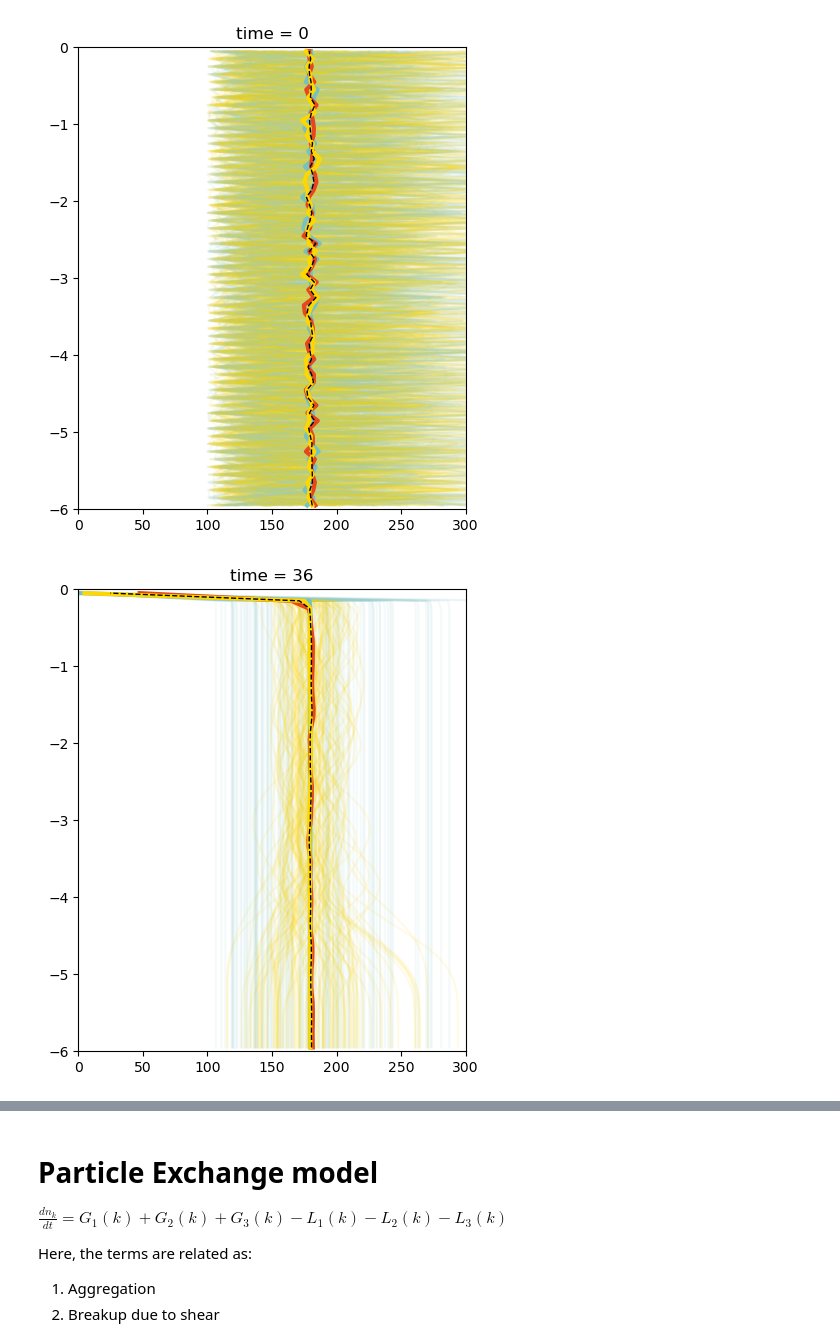
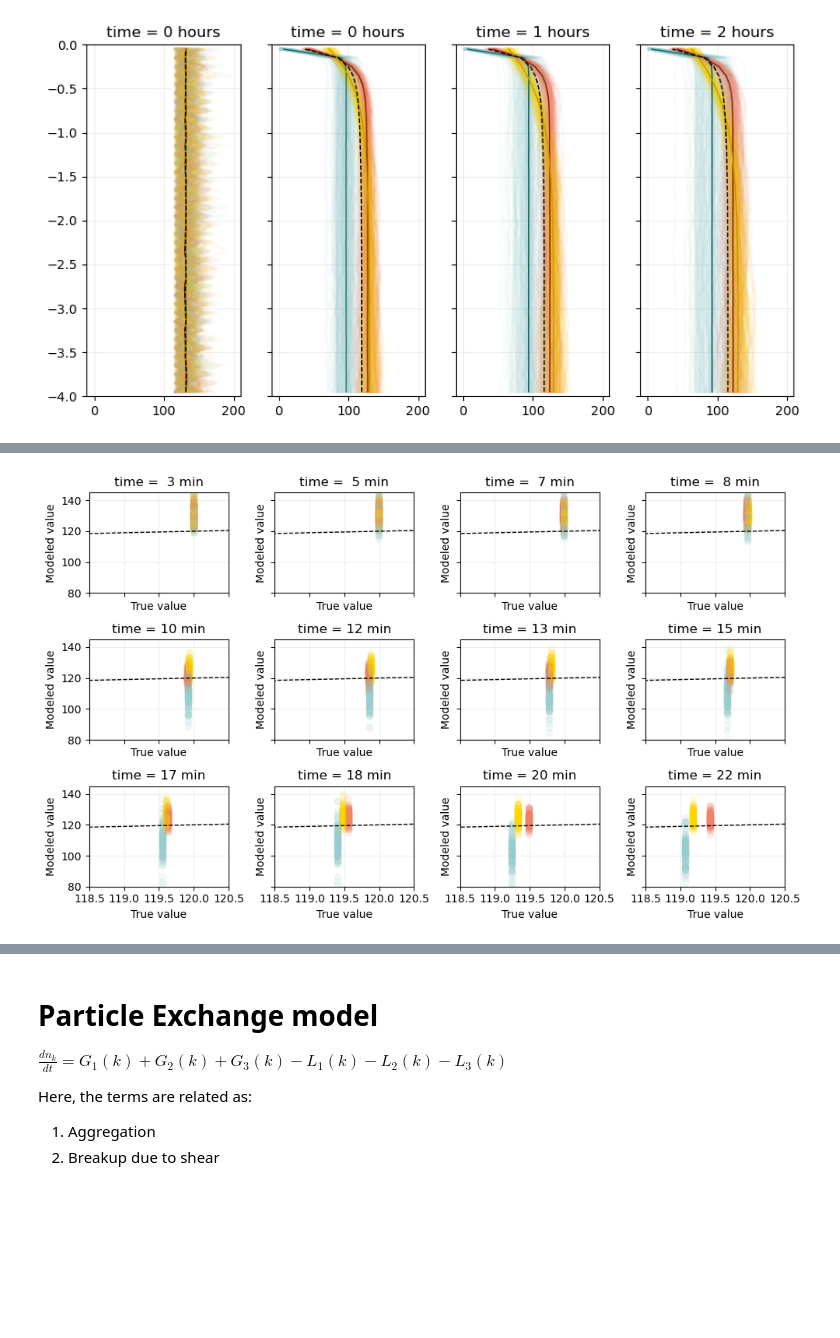
Before and after one commit to sienna-white/enkf_sediment, a Jupyter notebook: experimenting_sed.ipynb, the cells around one changed output, grey strips where cells are left out. Drawn from its saved outputs; the diff is of its cells as text; code cells hidden in the pictures; blank space fills up the shorter version.

Commit message:
adding floc mod to main model

```diff
--- a/experimenting_sed.ipynb
+++ b/experimenting_sed.ipynb
@@ -24,7 +33,7 @@ truth = xr.open_dataset("ground_truth_sediment.nc", decode_timedelta=False)
 # truth = truth.isel(eid=0)
 nt = truth.dims['t']
 
-fig, axs = plt.subplots(nrows=1, ncols=4, figsize=(10, 5), sharex=True, sharey=True)
+fig, axs = plt.subplots(nrows=1, ncols=4, figsize=(8, 5), sharex=True, sharey=True)
 for i, TIME in enumerate(range(0, nt, nt//4)):
     average1 = truth['floc1'].isel(t=TIME)
     axs[i].plot(average1, -truth['z'], color="#76C1C3", alpha=1, linewidth=3, label="floc1")
@@ -45,17 +54,21 @@ for i, TIME in enumerate(range(0, nt, nt//4)):
 axs[0].legend(loc = "lower left")
 
 plt.tight_layout()
+fig.savefig("sediment_profiles_true.png", dpi=300)
 
-fig = plt.figure(figsize=(5, 3))
+
+fig = plt.figure(figsize=(7, 3))
 ax = plt.gca()
 noisy = truth['observation'] + 6*(np.random.rand(nt) - 0.5)
-ax.plot(truth['t'][::60]/360, noisy[::60], color="#CCEA8D", alpha=1, linewidth=2, label="Noisy, 10-min observation")
+ax.plot(truth['t'][::60]/360, noisy[::60], '-o', color="#CCEA8D", alpha=1, linewidth=2, label="Noisy, 10-min observation")
 ax.plot(truth['t']/360, truth['observation'], color="black", alpha=1, linewidth=2, label="True observation")
 ax.legend()
 
 
-ax.set_xlim(0, 12)
+ax.set_xlim(0, truth['t'][-1]/360)
 ax.grid(alpha=0.2)
 ax.set_ylabel("observed time series")
 ax.set_xlabel("time (hrs)")
+plt.tight_layout()
+fig.savefig("observation_timeseries.png", dpi=300)
 # %% [output]
@@ -77,30 +77,31 @@ Data variables:
 # %%
-import matplotlib.pyplot as plt
 
 z = ds['z'].values
 t = ds['t'].values
 
-for TIME in range(0, nt, nt//10):
-    fig = plt.figure(figsize=(5,6))
-    ax=plt.gca()
+fig, axs = plt.subplots(nrows=1, ncols=4, figsize=(10, 5), sharex=True, sharey=True)
+for i, TIME in enumerate(range(0, nt, nt//4)):
+
     for eid in range(0,EID//4):
-        plt.plot(ds['floc1'].isel(t=TIME).isel(eid=eid), -ds['z'], color="#96CDCF", alpha=0.1)
-        # plt.plot(ds['floc2'].isel(t=TIME).isel(eid=eid), -ds['z'], color="#F08165", alpha=0.1)
-        plt.plot(ds['floc3'].isel(t=TIME).isel(eid=eid), -ds['z'], color="#FFD700", alpha=0.1)
+        axs[i].plot(ds['floc1'].isel(t=TIME).isel(eid=eid), -ds['z'], linewidth=2, color="#96CDCF", alpha=0.05)
+        axs[i].plot(ds['floc2'].isel(t=TIME).isel(eid=eid), -ds['z'], linewidth=2, color="#F08165", alpha=0.05)
+        axs[i].plot(ds['floc3'].isel(t=TIME).isel(eid=eid), -ds['z'], linewidth=2, color="#FFD700", alpha=0.05)
 
     average1 = ds['floc1'].isel(t=TIME).mean(dim='eid')
-    plt.plot(average1, -ds['z'], color="#76C1C3", alpha=1, linewidth=3)
+    axs[i].plot(average1, -ds['z'],  '-', color="#0D6265", alpha=1, linewidth=1)
     average2 = ds['floc2'].isel(t=TIME).mean(dim='eid')
-    plt.plot(average2, -ds['z'], color="#E8461C", alpha=1, linewidth=3)
+    axs[i].plot(average2, -ds['z'],  '-', color="#7F220A", alpha=1, linewidth=1)
     average3 = ds['floc3'].isel(t=TIME).mean(dim='eid')
-    plt.plot(average3, -ds['z'], color="#FFD700", alpha=1, linewidth=3)
-    ax.set_title("time = %d" % TIME)
+    axs[i].plot(average3, -ds['z'], '-', color="#C79706", alpha=1, linewidth=1)
+    axs[i].set_title("time = %d hours" % (TIME/360))
 
     total = 0.3*average1 + 0.5*average2 + 0.2*average3
-    plt.plot(total, -ds['z'], '--', color="black", alpha=1, linewidth=1)
+    axs[i].plot(total, -ds['z'], '--', color="black", alpha=1, linewidth=1)
 
-    ax.set_xlim(0, 300)
-    ax.set_ylim(-6, 0)
+    # axs[i].set_xlim(0, 150)
+    axs[i].set_ylim(-4, 0)
+    axs[i].grid(alpha=0.2)
+
+    fig.savefig("ensemble_kalman.png", dpi=300  )
 # %% [output]
-[figure, old version]
+[figure, new version]
-[figure, removed]
@@ -114,0 +108,34 @@ for TIME in range(0, nt, nt//10):
+# %%
+# Compare truth + simulation
+
+
+z = ds['z'].values
+t = ds['t'].values
+
+fig, axs = plt.subplots(nrows=3, ncols=4, figsize=(10, 6), sharex=True, sharey=True)
+axs = axs.flatten()
+for i, TIME in enumerate(range(20, 140, 10)):
+
+    average1 = truth['floc1'].isel(t=TIME)
+    # axs[i].plot(average1, -ds['z'], '--', color="#76C1C3", alpha=1, linewidth=1)
+    average2 = truth['floc2'].isel(t=TIME)
+    # axs[i].plot(average2, -ds['z'], '--', color="#E8461C", alpha=1, linewidth=1)
+    average3 = truth['floc3'].isel(t=TIME)
+    # axs[i].plot(average3, -ds['z'], '--', color="#FFD700", alpha=1, linewidth=1)
+    axs[i].set_title("time = %2.0f min" % (TIME/6))
+
+    for eid in range(0,EID//4):
+        axs[i].plot(average1[30], ds['floc1'].isel(t=TIME).isel(eid=eid).isel(z=30),'o', color="#96CDCF", alpha=0.1)
+        axs[i].plot(average2[30], ds['floc2'].isel(t=TIME).isel(eid=eid).isel(z=30), 'o', color="#F08165", alpha=0.1)
+        axs[i].plot(average3[30], ds['floc3'].isel(t=TIME).isel(eid=eid).isel(z=30), 'o', color="#FFD700", alpha=0.1)
+    axs[i].set_xlim(118.5, 120.5)
+    axs[i].set_ylim(80, 145)
+    axs[i].plot([40, 150], [40, 150], '--', color="black", alpha=1, linewidth=1)
+    axs[i].set_xlabel("True value")
+    axs[i].set_ylabel("Modeled value")
+    axs[i].grid(alpha=0.2)
+
+plt.tight_layout()
+fig.savefig("scatter_plots.png", dpi=300)
+# %% [output]
+[figure, added]
```
Also changed, not shown: parts of 10 cells of this notebook, 8 other files.
